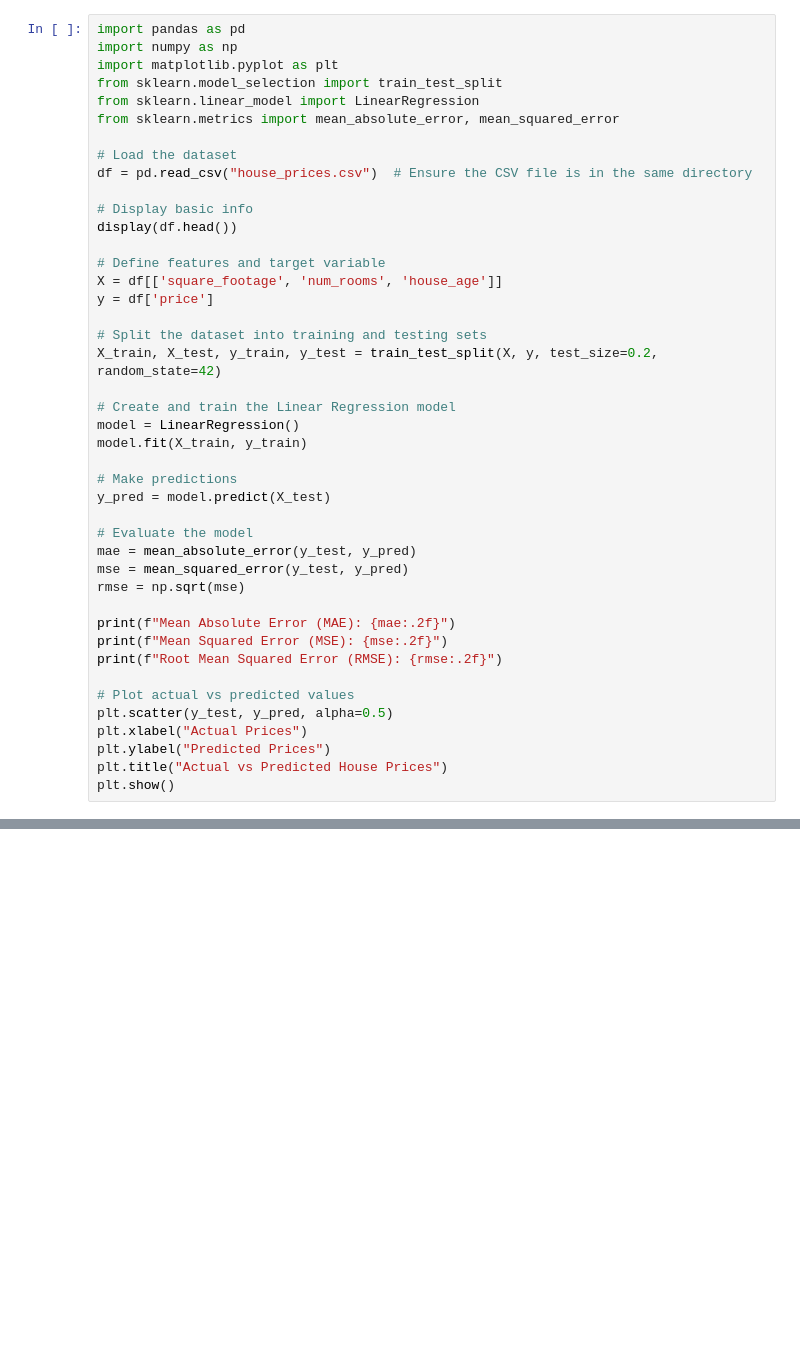
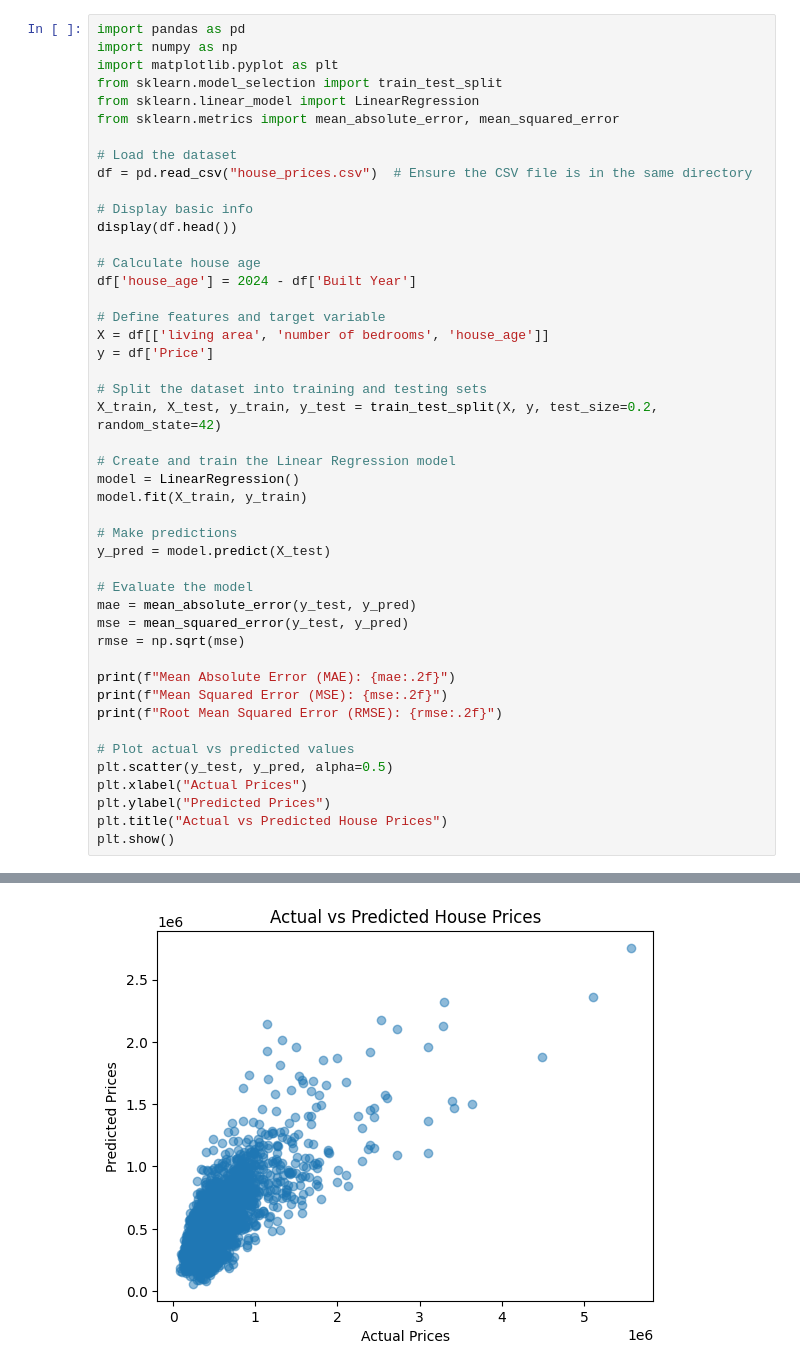
Before and after one commit to lalitmendhule/Machine-Learning, a Jupyter notebook: ML4.ipynb, the cells around one changed output, grey strips where cells are left out. Saved outputs shown, nothing was run; the diff lists cells and outputs as text; blank space fills up the shorter version.

```diff
--- a/ML4.ipynb
+++ b/ML4.ipynb
@@ -14,9 +14,12 @@ df = pd.read_csv("house_prices.csv")  # Ensure the CSV file is in the same direc
 # Display basic info
 display(df.head())
 
+# Calculate house age
+df['house_age'] = 2024 - df['Built Year']
+
 # Define features and target variable
-X = df[['square_footage', 'num_rooms', 'house_age']]
-y = df['price']
+X = df[['living area', 'number of bedrooms', 'house_age']]
+y = df['Price']
 
 # Split the dataset into training and testing sets
 X_train, X_test, y_train, y_test = train_test_split(X, y, test_size=0.2, random_state=42)
@@ -43,3 +46,4 @@ plt.xlabel("Actual Prices")
 plt.ylabel("Predicted Prices")
 plt.title("Actual vs Predicted House Prices")
 plt.show()
+# %% [output]
@@ -45,0 +60 @@ plt.show()
+[figure, added]
```
Also changed, not shown: parts of 1 cell of this notebook.
